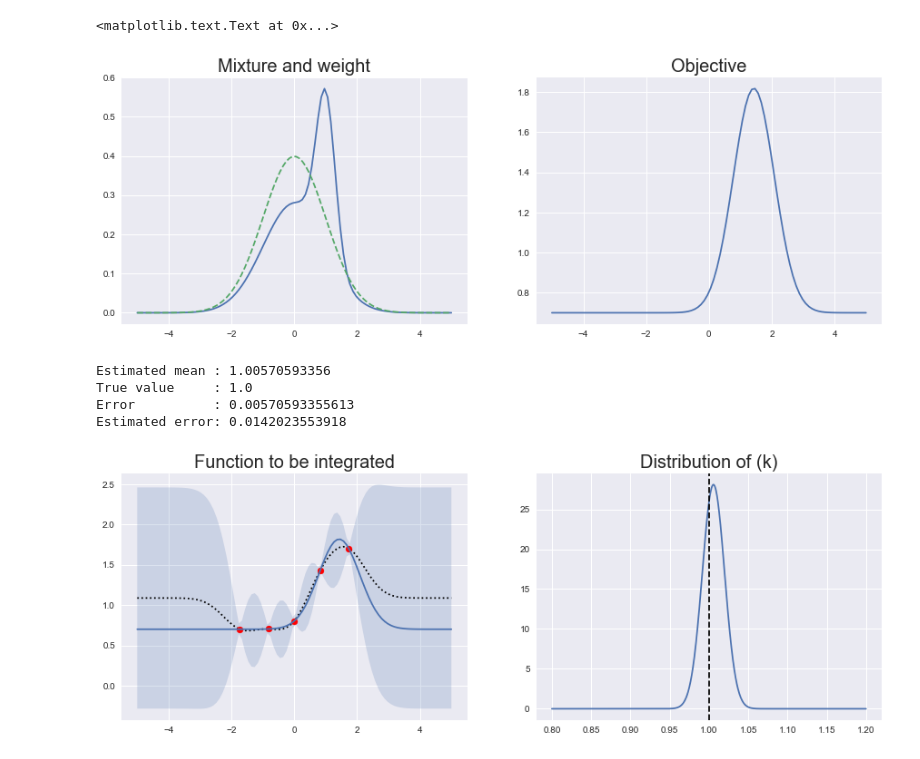
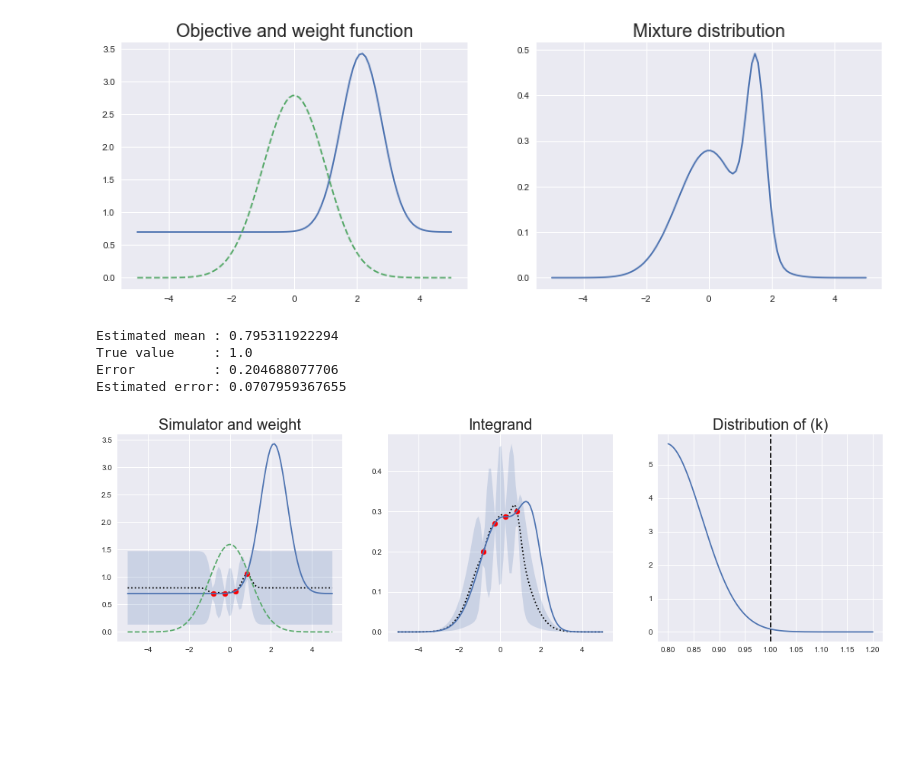
Before and after one commit to agarbuno/probnum, a Jupyter notebook: python/bayesian_quadrature.ipynb, the cells around one changed output. Saved outputs shown, nothing was run; the diff lists cells and outputs as text; code cells hidden in the pictures; blank space fills up the shorter version.

```diff
--- a/python/bayesian_quadrature.ipynb
+++ b/python/bayesian_quadrature.ipynb
@@ -8,6 +8,7 @@ import seaborn as sns
 sns.set()
 # %%
 np.random.seed(108727)
-x0 = np.random.normal(0, 1, size = 5)
+x0 = np.random.normal(0, 1, size = 9)
+x0 = np.zeros([4])
 print x0
 # %% [output]
@@ -21,9 +22,9 @@ def objective(x):
     alpha = 1 - np.matmul(T, beta)
     return - np.dot(T, np.linalg.solve(A,T)) + np.matmul(alpha, np.linalg.solve(np.matmul(H.T, beta), alpha.T))
 # %%
-b = 1.5
+b = 10.5
 res = minimize(objective, x0, method='nelder-mead',
                options={'xtol': 1e-12, 'disp': True, 'maxiter':5000})
-print res.x
+print "\nOptimal design: \t", np.sort(np.round(res.x, 5))
 # %% [output]
 Optimization terminated successfully.
@@ -92,21 +94,20 @@ ax2.set_title('Distribution of (k)', Fontsize = 20);
 # %%
 a = .3
-mu = 2.
-mu = 1.
+mu = 1.5
+
 
 f1 = sts.norm(0,1)
 f2 = sts.norm(mu,0.3)
 
 f, (ax1, ax2) = plt.subplots(1, 2, figsize=(15,5));
-ax1.plot(z, (1-a) * f1.pdf(z) + a * f2.pdf(z) );
-ax1.plot(z, norm.pdf(z), '--');
-ax1.set_title('Mixture and weight', Fontsize = 20)
+ax2.plot(z, (1-a) * f1.pdf(z) + a * f2.pdf(z) );
+ax2.set_title('Mixture distribution', Fontsize = 20)
 
-ax2.plot(z, 1-a+a*(0.3)**(-0.5)*np.exp(-1./6 * (10.*(z-mu)**2 - 3.*z**2)))
-ax2.set_title('Objective', Fontsize = 20)
+ax1.plot(z, 1-a+a*(0.3)**(-0.5)*np.exp(-1./6 * (10.*(z-mu)**2 - 3.*z**2)))
+ax1.plot(z, norm.pdf(z)*7., '--');
+ax1.set_title('Objective and weight function', Fontsize = 20);
 # %% [output]
-<matplotlib.text.Text at 0x...>
-[figure, old version]
+[figure, new version]
 # %%
 def mixobj(z):
     return 1-a+a*(0.3)**(-0.5)*np.exp(-1./6 * (10.*(z-mu)**2 - 3.*z**2))
@@ -137,21 +138,28 @@ print 'True value     : %s'%(1.)
 print 'Error          : %s'%(np.abs(1.-k[0]))
 print 'Estimated error: %s'%(np.sqrt(s))
 # %% [output]
-Estimated mean : 1.00570593356
+Estimated mean : 0.795311922294
 True value     : 1.0
-Error          : 0.00570593355613
-Estimated error: 0.0142023553918
+Error          : 0.204688077706
+Estimated error: 0.0707959367655
 # %%
-f, (ax1, ax2) = plt.subplots(1, 2, figsize=(15,5));
+f, (ax1, ax2, ax3) = plt.subplots(1, 3, figsize=(18,5));
 ax1.scatter(res.x, mixobj(res.x), c = 'r', zorder = 2);
 ax1.plot(z, mixobj(z))
 ax1.plot(z, m.T, ':k', zorder = 1, label = 'predicted');
 ax1.fill_between(z, np.array(m - 2 * np.sqrt(s2))[0], np.array(m + 2 * np.sqrt(s2))[0], alpha = .2);
-ax1.set_title('Function to be integrated', Fontsize = 20);
+ax1.set_title('Simulator and weight', Fontsize = 20);
+ax1.plot(z, norm.pdf(z)*4, '--');
+
+ax2.scatter(res.x, mixobj(res.x)*norm.pdf(res.x), c = 'r', zorder = 2);
+ax2.plot(z, mixobj(z)*norm.pdf(z))
+ax2.plot(z, (m*norm.pdf(z)).T, ':k', zorder = 1, label = 'predicted');
+ax2.fill_between(z, np.array(m - 2 * np.sqrt(s2))[0]*norm.pdf(z), np.array(m + 2 * np.sqrt(s2))[0]*norm.pdf(z), alpha = .2);
+ax2.set_title('Integrand', Fontsize = 20);
 
 integral = sts.norm(k[0], np.sqrt(s));
-ax2.plot(np.linspace(0.8,1.2,1000), integral.pdf(np.linspace(0.8,1.20,1000)));
-ax2.axvline(x = 1, linestyle = '--', color = 'k');
-ax2.set_title('Distribution of (k)', Fontsize = 20);
+ax3.plot(np.linspace(0.8,1.2,1000), integral.pdf(np.linspace(0.8,1.20,1000)));
+ax3.axvline(x = 1, linestyle = '--', color = 'k');
+ax3.set_title('Distribution of (k)', Fontsize = 20);
 # %% [output]
-[figure, old version]
+[figure, new version]
```
Also changed, not shown: parts of 5 cells of this notebook.
